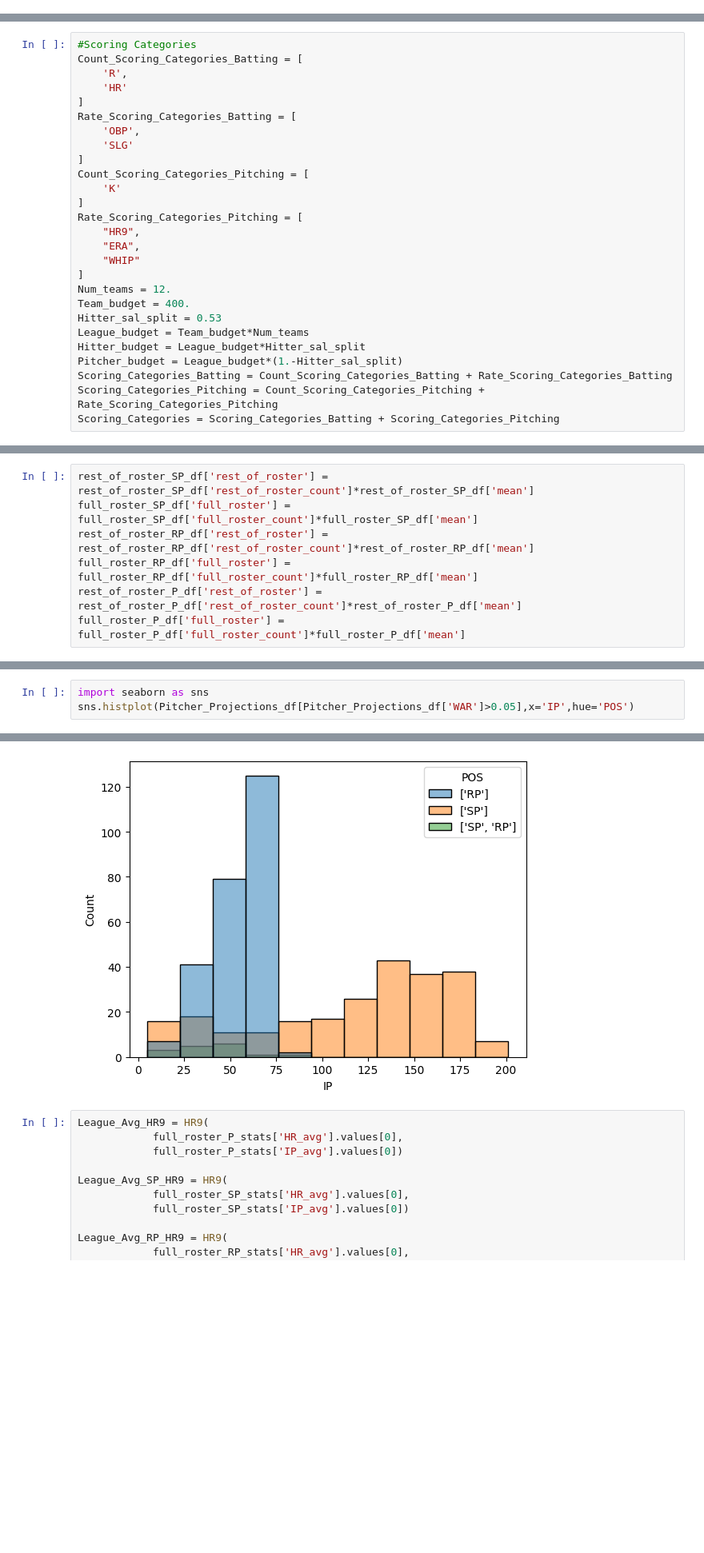
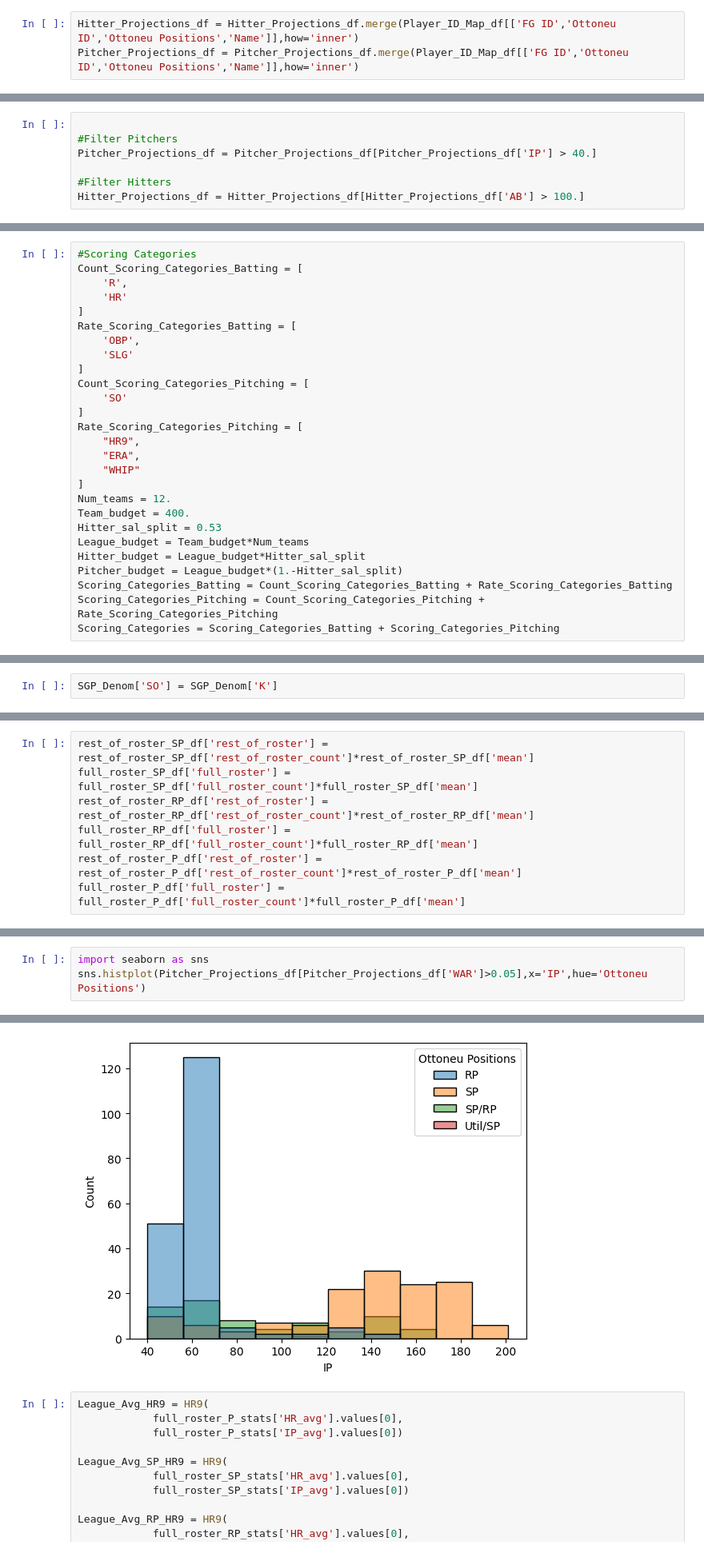
Before and after one commit to chmartin/Ottoneu_Baseball_Projects, a Jupyter notebook: Player_SGP/Imaginary_Hammers_SGP.ipynb, the cells around one changed output, grey strips where cells are left out. Shown at 80% size. Drawn from its saved outputs; the diff is of its cells as text; blank space fills up the shorter version.

```diff
--- a/Player_SGP/Imaginary_Hammers_SGP.ipynb
+++ b/Player_SGP/Imaginary_Hammers_SGP.ipynb
@@ -29,0 +50,3 @@ Pitcher_Projections_df = Pitcher_Projections_df[Pitcher_Projections_df['IP'] > 5
+# %%
+Hitter_Projections_df = Hitter_Projections_df.merge(Player_ID_Map_df[['FG ID','Ottoneu ID','Ottoneu Positions','Name']],how='inner')
+Pitcher_Projections_df = Pitcher_Projections_df.merge(Player_ID_Map_df[['FG ID','Ottoneu ID','Ottoneu Positions','Name']],how='inner')
@@ -30,3 +68,10 @@ Pitcher_Projections_df = Pitcher_Projections_df[Pitcher_Projections_df['IP'] > 5
+# %%
+
+#Filter Pitchers
+Pitcher_Projections_df = Pitcher_Projections_df[Pitcher_Projections_df['IP'] > 40.]
+
+#Filter Hitters
+Hitter_Projections_df = Hitter_Projections_df[Hitter_Projections_df['AB'] > 100.]
 # %%
 from Stat_modules import OBP,SLG,HR9,ERA,WHIP,TB
 Hitter_Projections_df['OBP'] = OBP(Hitter_Projections_df['H'],Hitter_Projections_df['BB'],Hitter_Projections_df['HBP'],Hitter_Projections_df['SF'],Hitter_Projections_df['AB'])
@@ -89,7 +134,7 @@ Rate_Scoring_Categories_Batting = [
     'SLG'
 ]
 Count_Scoring_Categories_Pitching = [
-    'K'
+    'SO'
 ]
 Rate_Scoring_Categories_Pitching = [
     "HR9",
@@ -123,6 +168,8 @@ Pitcher_Count_Stats = [
 import json
 with open(League_path+'/SGP_Denom_dict.json','r') as f:
     SGP_Denom = json.load(f)
+# %%
+SGP_Denom['SO'] = SGP_Denom['K']
 # %% [markdown]
 # Replacement Level & Playable Average Stats
 # %%
@@ -475,9 +524,9 @@ Pitcher_Projections_df['POS'].value_counts().reset_index()
 # %%
 import seaborn as sns
-sns.histplot(Pitcher_Projections_df[Pitcher_Projections_df['WAR']>0.05],x='IP',hue='POS')
+sns.histplot(Pitcher_Projections_df[Pitcher_Projections_df['WAR']>0.05],x='IP',hue='Ottoneu Positions')
 # %% [output]
 <Axes: xlabel='IP', ylabel='Count'>
-[figure, old version]
+[figure, new version]
 # %%
 League_Avg_HR9 = HR9(
             full_roster_P_stats['HR_avg'].values[0],
```
Also changed, not shown: parts of 95 cells of this notebook, 8 other files.
